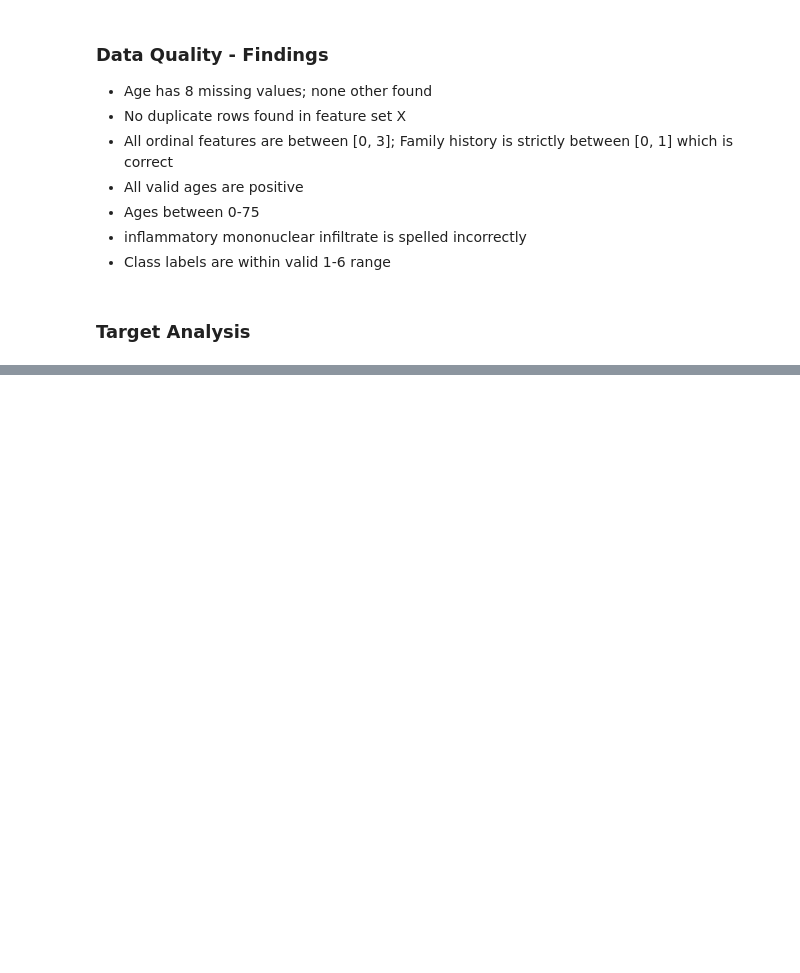
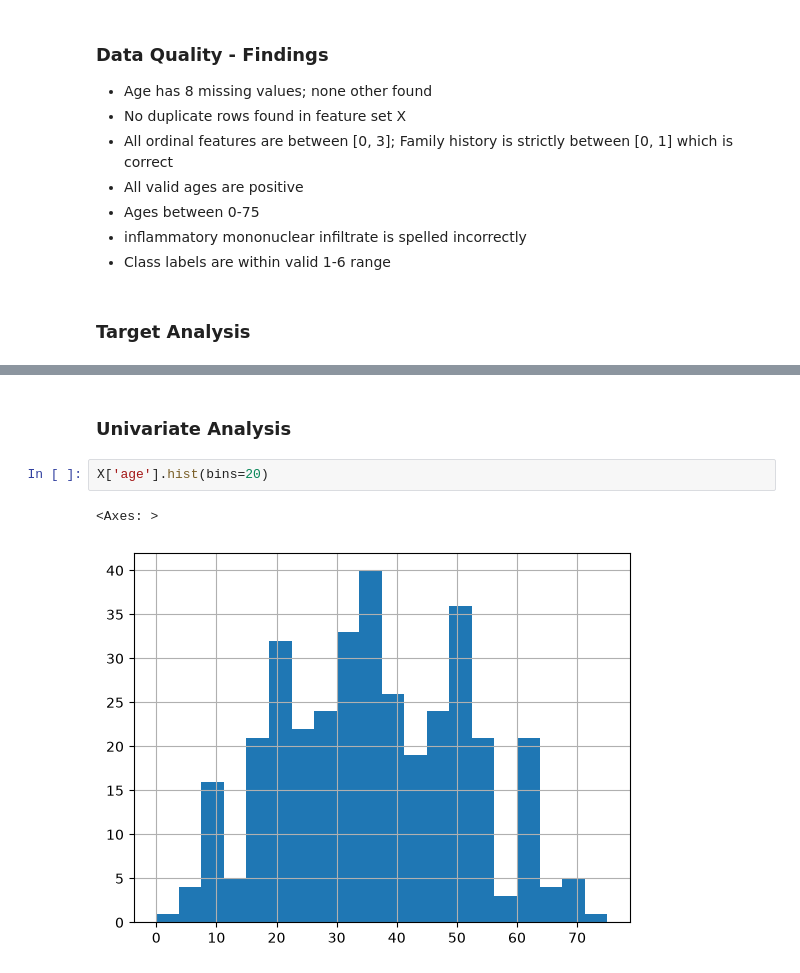
Before and after one commit to itsjohntle/dermaclf, a Jupyter notebook: notebooks/01_eda.ipynb, the cells around one changed output, grey strips where cells are left out. Cells and saved outputs as stored; diff of their text form; blank space fills up the shorter version.

Commit message:
test(eda): target and univariate analysis

```diff
--- a/notebooks/01_eda.ipynb
+++ b/notebooks/01_eda.ipynb
@@ -170,0 +199,7 @@ ImportError: matplotlib is required for plotting when the default backend "matpl
+# %% [markdown]
+### Univariate Analysis
+# %%
+X['age'].hist(bins=20)
+# %% [output]
+<Axes: >
+[figure, added]
```
Also changed, not shown: parts of 10 cells of this notebook.
